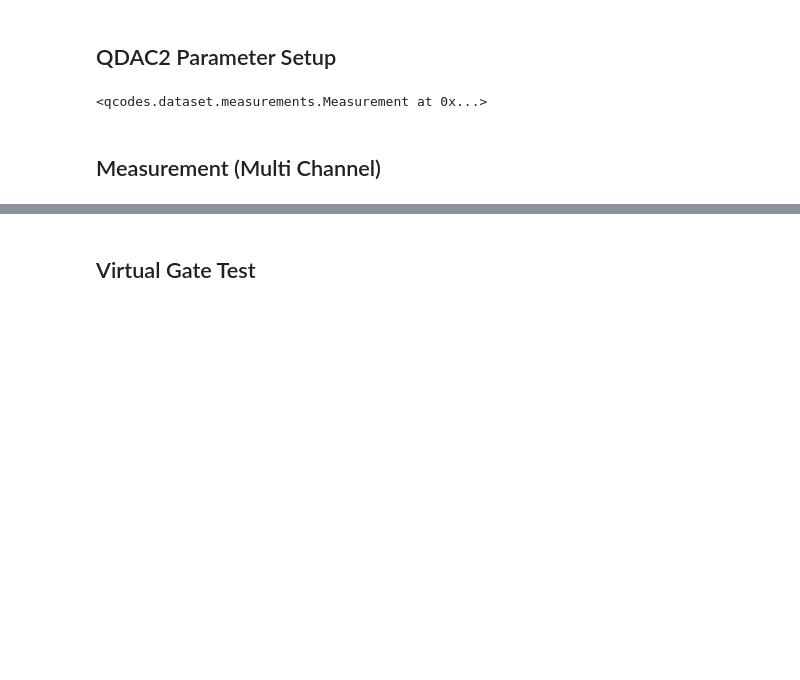
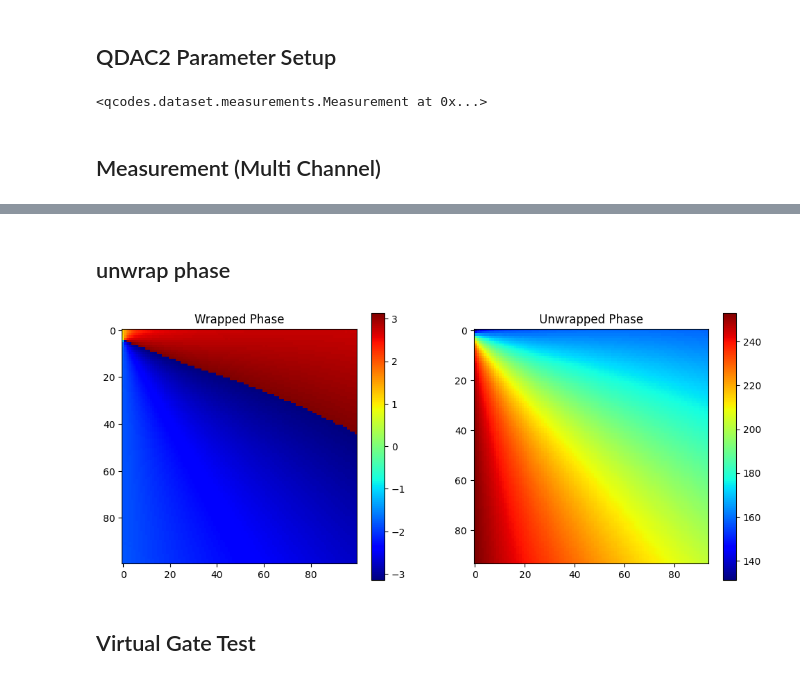
Before and after one commit to alexist2623/QSTL_Example_Codes, a Jupyter notebook: QDACII/qdac_srs_nidaq_iq_mod_bandwidth.ipynb, the cells around one changed output, grey strips where cells are left out. Cells and saved outputs as stored; diff of their text form; code cells hidden in the pictures; blank space fills up the shorter version.

```diff
--- a/QDACII/qdac_srs_nidaq_iq_mod_bandwidth.ipynb
+++ b/QDACII/qdac_srs_nidaq_iq_mod_bandwidth.ipynb
@@ -132,6 +139,8 @@ meas.register_parameter(Q, setpoints = (Vfast, Vslow))
 # %% [markdown]
 ## Measurement (Multi Channel)
 # %%
+qdac2.channels[0:23].dc_slew_rate_V_per_s("inf")
+
 sweep_time = fast_steps * fast_step_time_s
 samples_per_fast_scan_per_channel = fast_steps * int(fast_step_time_s*daq.max_sampling_rate/2)
 
@@ -173,6 +182,8 @@ with meas.run() as datasaver:
     )
     for slow_v in slow_vs:
         qdac2.ramp_channels(slow_chans, [slow_v])
+        # qdac2.ramp_channels(fast_chans, [fast_start])
+        # sleep(0.1)
         result = daq.read_triggered_multi_channels(
             sweep,
             [ai_chans[device1], ai_chans[device2]],
@@ -183,17 +194,22 @@ with meas.run() as datasaver:
         )
         result_0 = daq.reshape_array(result[0,:], fast_steps)
         result_1 = daq.reshape_array(result[1,:], fast_steps)
+        amp = np.abs(result_0+1j*result_1)
+        phase = np.angle(result_0+1j*result_1, deg=True)
         datasaver.add_result(
             (Vslow, [slow_v]*fast_steps),
             (Vfast, fast_vs),
             (I, result_0),
             (Q, result_1),
+            (A, amp),
+            (Phi, phase)
         )
+
         loop_counter = loop_counter+1
         print(f'Time elapsed: {np.round(time.time()-start_time, 2)} sec. Loop finished: {loop_counter}/{slow_steps}.')
 
 end_time = time.time()
 print(f'Time elapsed: {np.round(end_time-start_time, 2)} sec.')
 
-qdac2.channels[0:23].dc_slew_rate_V_per_s(1)
+# qdac2.channels[0:23].dc_slew_rate_V_per_s(1)
 # %% [output]
@@ -217,3 +235,51 @@ Time elapsed: 3.4 sec.
+# %% [markdown]
+## unwrap phase
+# %%
+import numpy as np
+import qcodes
+def unwrap_phase_2d(phase_array):
+    """
+    Unwrap the phase of a 2D array along both axes.
+
+    Parameters:
+    phase_array (np.ndarray): 2D array containing wrapped phase values.
+
+    Returns:
+    np.ndarray: 2D array with unwrapped phase values.
+    """
+    # Unwrap along the first axis (rows)
+    unwrapped = np.unwrap(phase_array, axis=0)
+    # Then unwrap along the second axis (columns)
+    unwrapped = np.unwrap(unwrapped, axis=1)
+    return unwrapped
+
+# Example usage
+if __name__ == "__main__":
+    # Create a sample 2D array with wrapped phase values
+    x = np.linspace(0, 4 * np.pi, 100)
+    y = np.linspace(0, 4 * np.pi, 100)
+    X, Y = np.meshgrid(x, y)
+    df = qcodes.load_by_run_spec(captured_run_id=50).to_xarray_dataset()
+    wrapped_phase =np.pi*df.theta.values/180  # Simulated wrapped phase
+
+    # Unwrap the phase
+    unwrapped_phase = 180*unwrap_phase_2d(wrapped_phase[3:-3, 3:-3])/np.pi
+
+    # Optional: visualize the result
+    import matplotlib.pyplot as plt
+    plt.figure(figsize=(12, 5))
+    plt.subplot(1, 2, 1)
+    plt.title("Wrapped Phase")
+    plt.imshow(wrapped_phase, cmap='jet')
+    plt.colorbar()
+
+    plt.subplot(1, 2, 2)
+    plt.title("Unwrapped Phase")
+    plt.imshow(unwrapped_phase, cmap='jet')
+    plt.colorbar()
+    plt.show()
+# %% [output]
+[figure, added]
 # %% [markdown]
 ## Virtual Gate Test
 # %%
```
Also changed, not shown: parts of 8 cells of this notebook, 4 other files.
